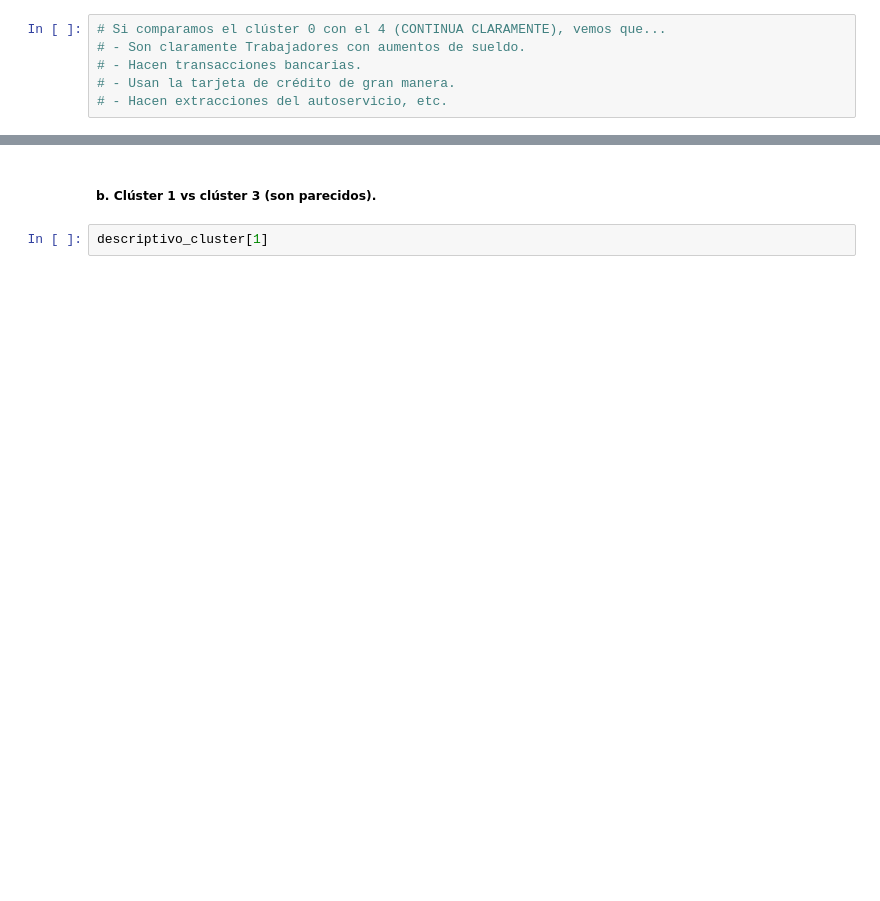
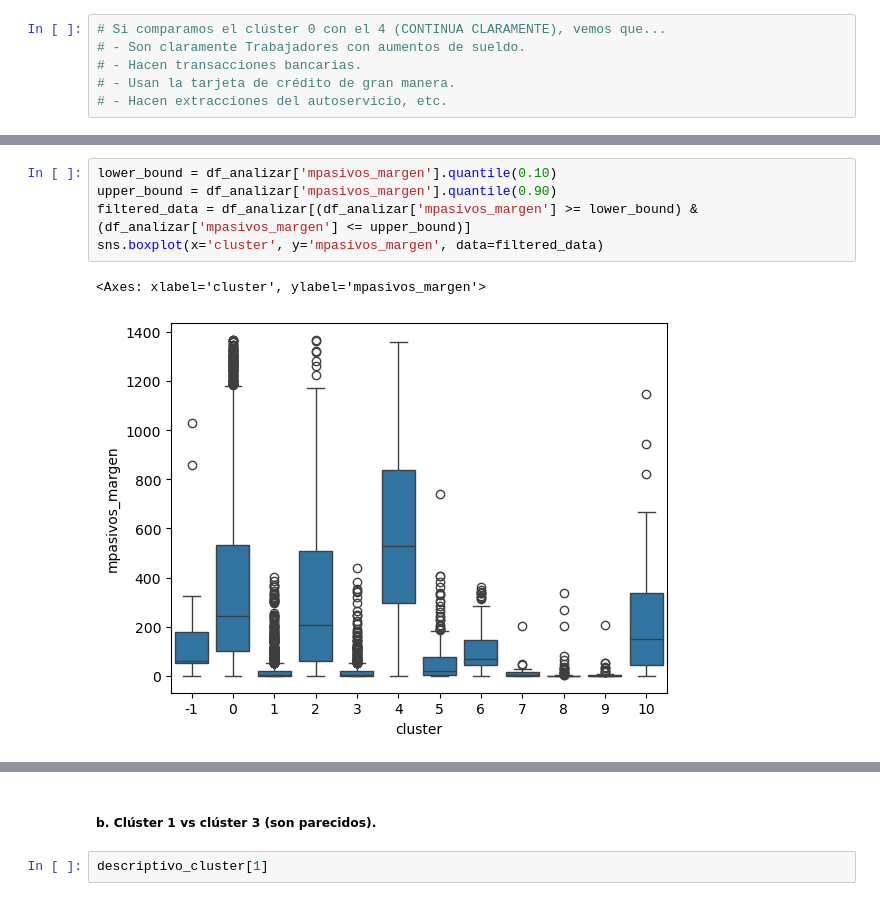
Before and after one commit to IanLink95/dmeyf2024, a Jupyter notebook: src/monday/z502_Segmentacion.ipynb, the cells around one changed output, grey strips where cells are left out. Drawn from its saved outputs; the diff is of its cells as text; blank space fills up the shorter version.

```diff
--- a/src/monday/z502_Segmentacion.ipynb
+++ b/src/monday/z502_Segmentacion.ipynb
@@ -275,0 +382,8 @@ descriptivo_cluster[4]
+# %%
+lower_bound = df_analizar['mpasivos_margen'].quantile(0.10)
+upper_bound = df_analizar['mpasivos_margen'].quantile(0.90)
+filtered_data = df_analizar[(df_analizar['mpasivos_margen'] >= lower_bound) & (df_analizar['mpasivos_margen'] <= upper_bound)]
+sns.boxplot(x='cluster', y='mpasivos_margen', data=filtered_data)
+# %% [output]
+<Axes: xlabel='cluster', ylabel='mpasivos_margen'>
+[figure, added]
```
Also changed, not shown: parts of 43 cells of this notebook, 2 other files.
